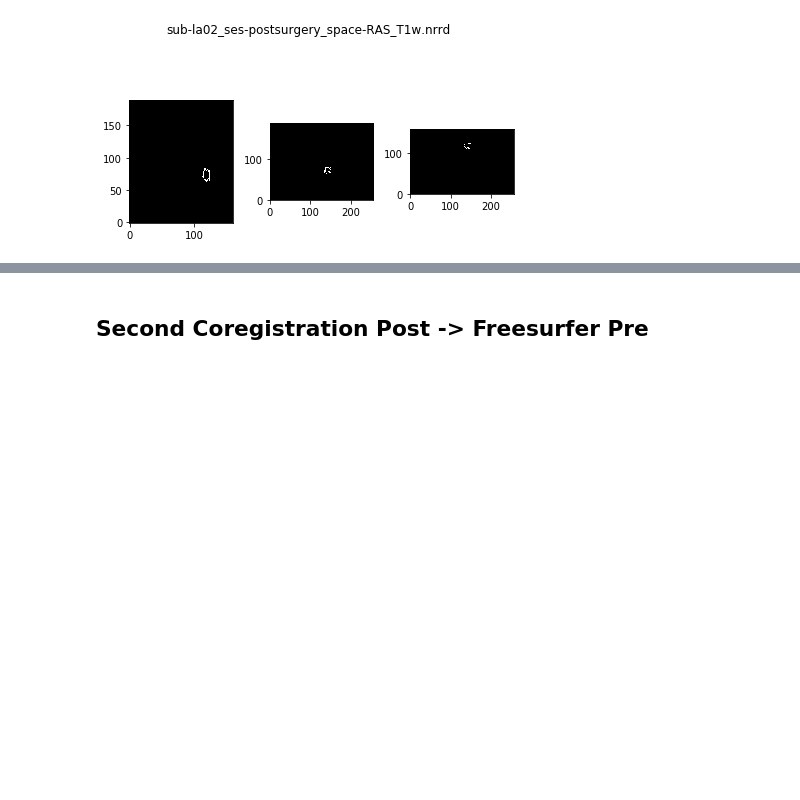
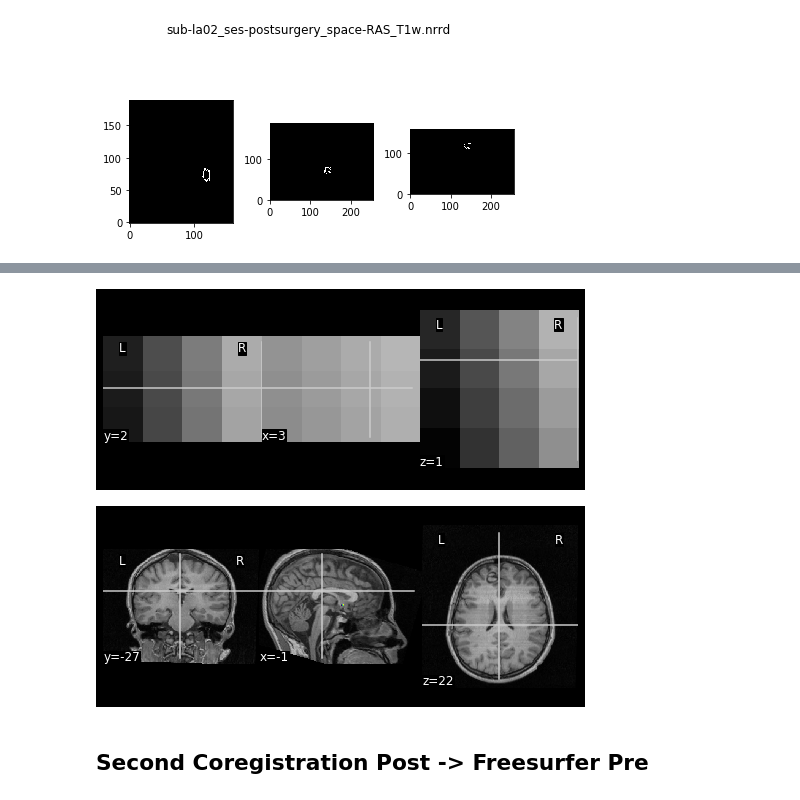
Before and after one commit to adam2392/ears, a Jupyter notebook: notebooks/validation_of_postsurgicalmasking.ipynb, the cells around one changed output, grey strips where cells are left out. Cells and saved outputs as stored; diff of their text form; code cells hidden in the pictures; blank space fills up the shorter version.

```diff
--- a/notebooks/validation_of_postsurgicalmasking.ipynb
+++ b/notebooks/validation_of_postsurgicalmasking.ipynb
@@ -219,3 +254,16 @@ Text(0.5, 0.98, 'sub-la02_ses-postsurgery_space-RAS_T1w.nrrd')
+# %%
+# convert mask to nifti
+mask_img = nb.Nifti1Image(mask_post_data, affine=np.eye(4))
+display = plotting.plot_anat(new_image) #How to fix?
+
+# overlay mask to postmri
+display1 = plotting.plot_anat(ras_acpc_postt1)
+display1.add_overlay(new_image)
+
+plotting.show()
+# %% [output]
+[figure, added]
+[figure, added]
 # %% [markdown]
 ## Second Coregistration Post -> Freesurfer Pre
 # %% [markdown]
```
Also changed, not shown: parts of 3 cells of this notebook.
